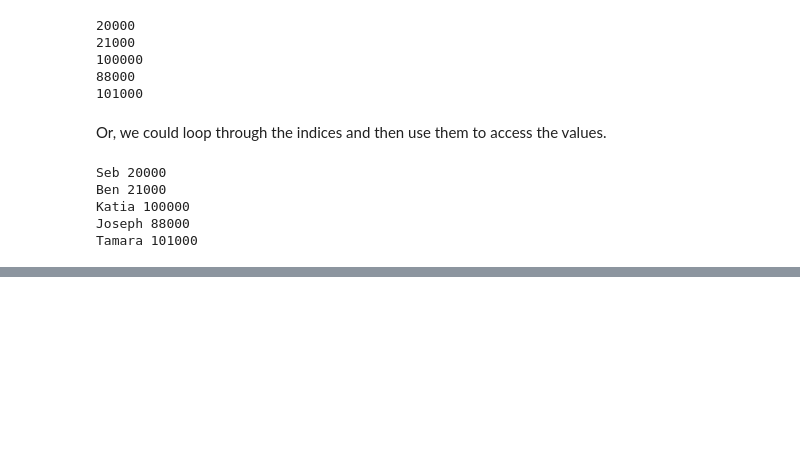
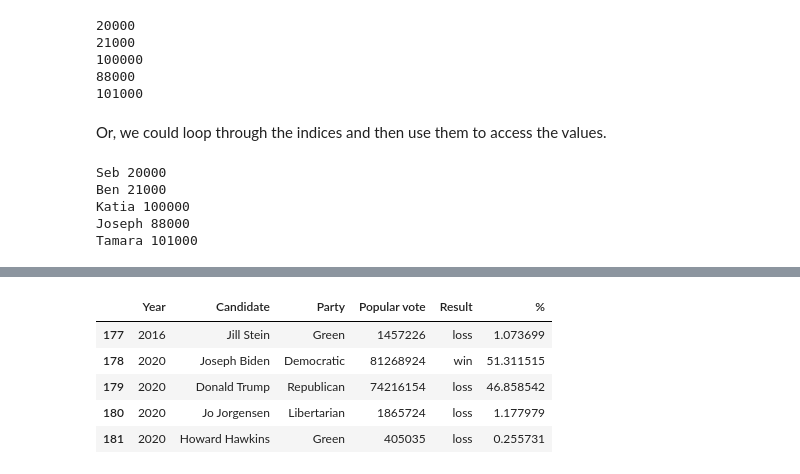
Before and after one commit to APS106/APS106-winter-2024-kinsella-goodfellow, a Jupyter notebook: lectures/week12/lecture1/notebooks/week12_lecture1_complete.ipynb, the cells around one changed output, grey strips where cells are left out. Cells and saved outputs as stored; diff of their text form; code cells hidden in the pictures; blank space fills up the shorter version.

```diff
--- a/lectures/week12/lecture1/notebooks/week12_lecture1_complete.ipynb
+++ b/lectures/week12/lecture1/notebooks/week12_lecture1_complete.ipynb
@@ -737,0 +768,9 @@ A `Series` is a 1-D labelled array of data. We can think of it as a column of da
+# %%
+elections.tail()
+# %% [output]
+|  | Year | Candidate | Party | Popular vote | Result | % |
+| 177 | 2016 | Jill Stein | Green | 1457226 | loss | 1.073699 |
+| 178 | 2020 | Joseph Biden | Democratic | 81268924 | win | 51.311515 |
+| 179 | 2020 | Donald Trump | Republican | 74216154 | loss | 46.858542 |
+| 180 | 2020 | Jo Jorgensen | Libertarian | 1865724 | loss | 1.177979 |
+| 181 | 2020 | Howard Hawkins | Green | 405035 | loss | 0.255731 |
```
Also changed, not shown: parts of 21 cells of this notebook.
